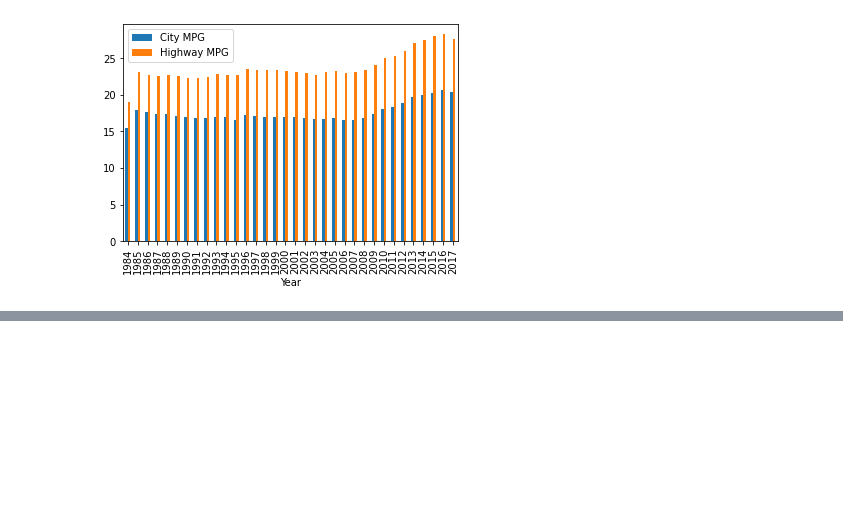
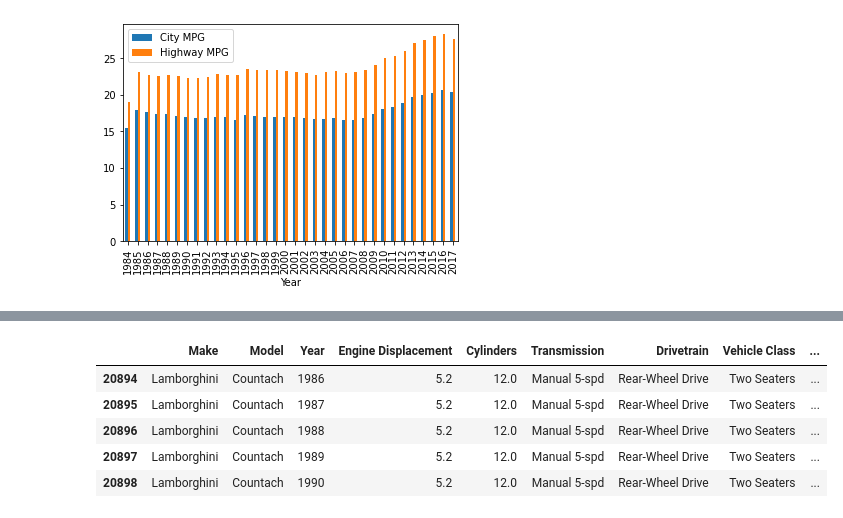
Before and after one commit to vikkieessien/data-pt-ber-08-20, a Jupyter notebook: Labs/module-1_labs/04_pandas/04_lab-data_cleaning/Matplt 2.ipynb, the cells around one changed output, grey strips where cells are left out. Cells and saved outputs as stored; diff of their text form; code cells hidden in the pictures; blank space fills up the shorter version.

```diff
--- a/Labs/module-1_labs/04_pandas/04_lab-data_cleaning/Matplt 2.ipynb
+++ b/Labs/module-1_labs/04_pandas/04_lab-data_cleaning/Matplt 2.ipynb
@@ -86,0 +124,9 @@ plt.show()
+# %%
+vehicles.head()
+# %% [output]
+|  | Make | Model | Year | Engine Displacement | Cylinders | Transmission | Drivetrain | Vehicle Class | ... |
+| 20894 | Lamborghini | Countach | 1986 | 5.2 | 12.0 | Manual 5-spd | Rear-Wheel Drive | Two Seaters | ... |
+| 20895 | Lamborghini | Countach | 1987 | 5.2 | 12.0 | Manual 5-spd | Rear-Wheel Drive | Two Seaters | ... |
+| 20896 | Lamborghini | Countach | 1988 | 5.2 | 12.0 | Manual 5-spd | Rear-Wheel Drive | Two Seaters | ... |
+| 20897 | Lamborghini | Countach | 1989 | 5.2 | 12.0 | Manual 5-spd | Rear-Wheel Drive | Two Seaters | ... |
+| 20898 | Lamborghini | Countach | 1990 | 5.2 | 12.0 | Manual 5-spd | Rear-Wheel Drive | Two Seaters | ... |
```
Also changed, not shown: parts of 9 cells of this notebook.
